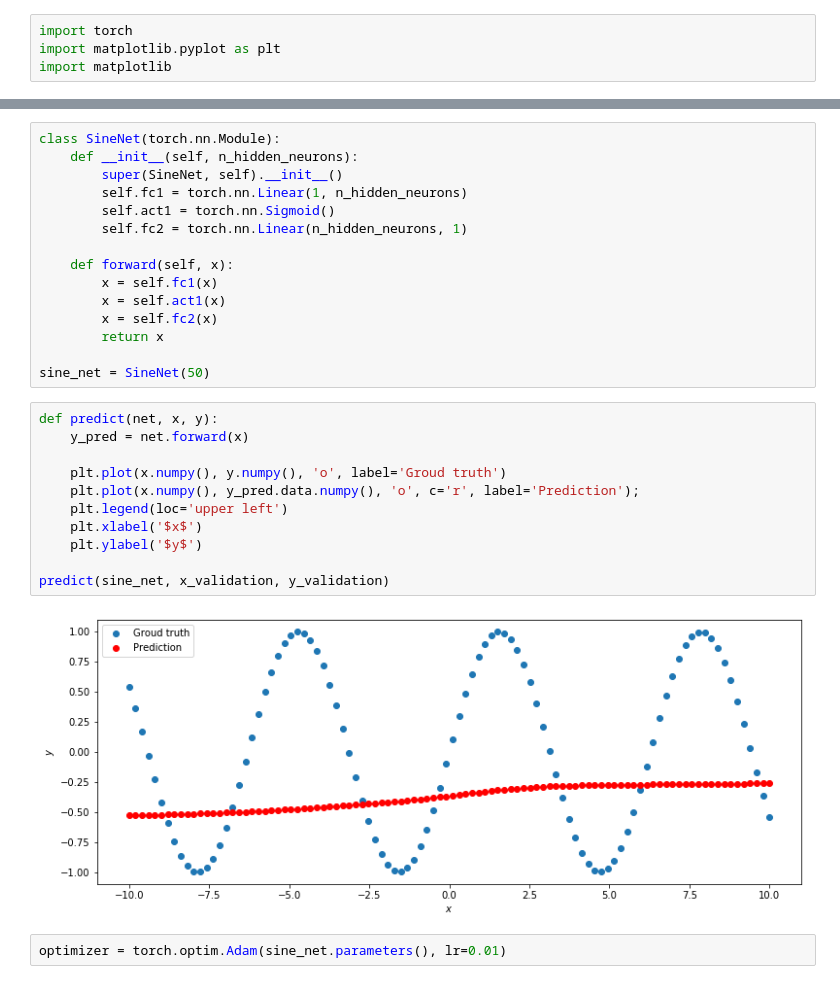
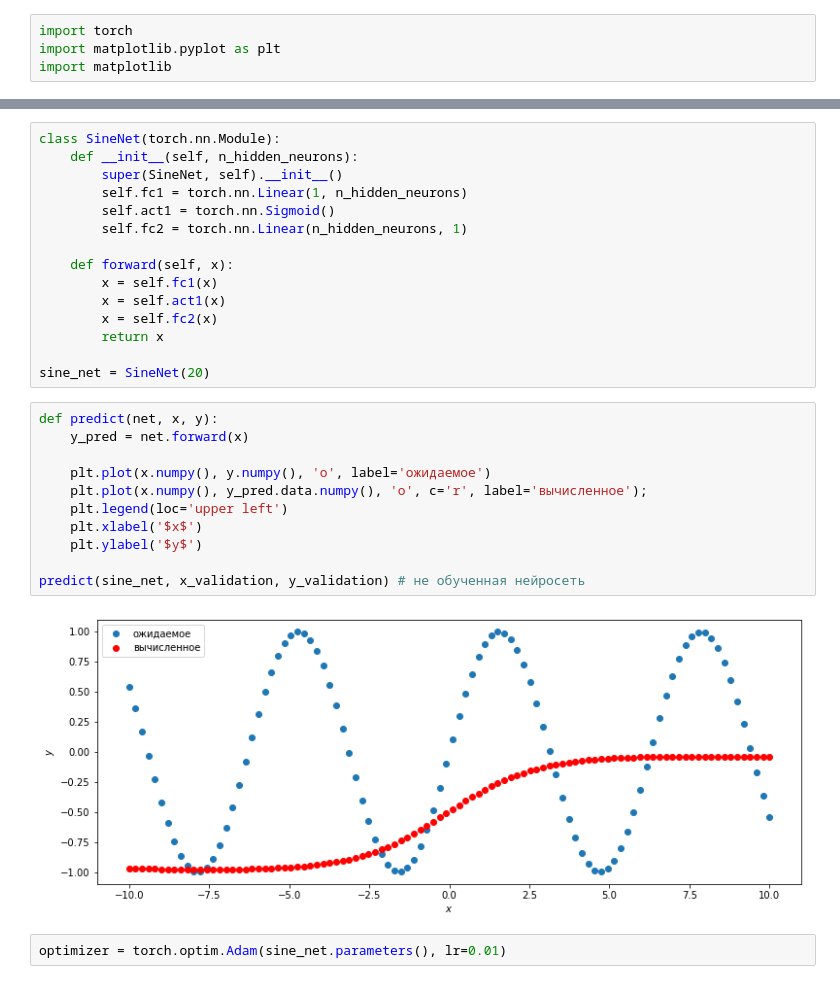
Before and after one commit to KaluginaMarina/small_neural_network, a Jupyter notebook: approximation.ipynb, the cells around one changed output, grey strips where cells are left out. Drawn from its saved outputs; the diff is of its cells as text.

```diff
--- a/approximation.ipynb
+++ b/approximation.ipynb
@@ -59,20 +35,20 @@ class SineNet(torch.nn.Module):
         x = self.fc2(x)
         return x
 
-sine_net = SineNet(50)
+sine_net = SineNet(20)
 # %%
 def predict(net, x, y):
     y_pred = net.forward(x)
 
-    plt.plot(x.numpy(), y.numpy(), 'o', label='Groud truth')
-    plt.plot(x.numpy(), y_pred.data.numpy(), 'o', c='r', label='Prediction');
+    plt.plot(x.numpy(), y.numpy(), 'o', label='ожидаемое')
+    plt.plot(x.numpy(), y_pred.data.numpy(), 'o', c='r', label='вычисленное');
     plt.legend(loc='upper left')
     plt.xlabel('$x$')
     plt.ylabel('$y$')
 
-predict(sine_net, x_validation, y_validation)
+predict(sine_net, x_validation, y_validation) # не обученная нейросеть
 # %% [output]
-[figure, old version]
+[figure, new version]
 # %%
 optimizer = torch.optim.Adam(sine_net.parameters(), lr=0.01)
 # %%
```
Also changed, not shown: parts of 10 cells of this notebook, 1 other file.
